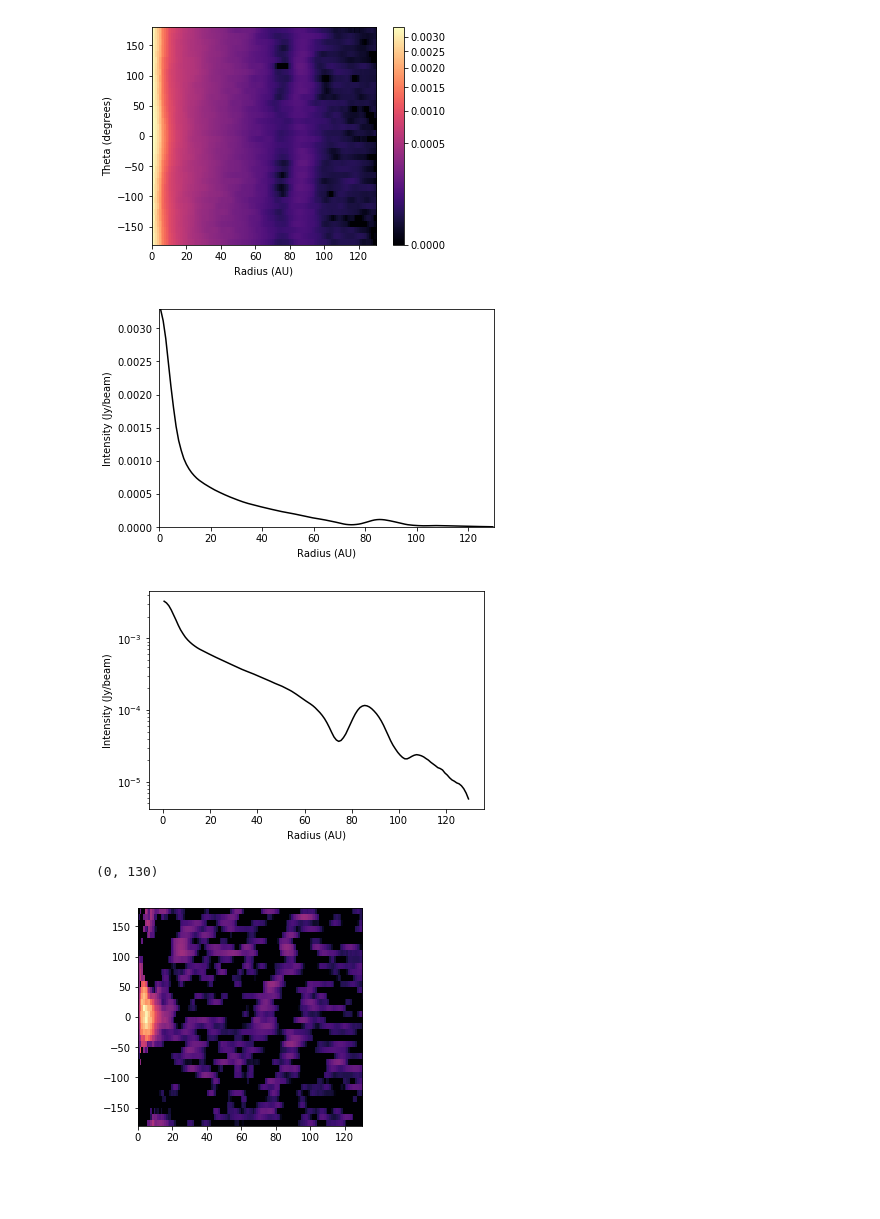
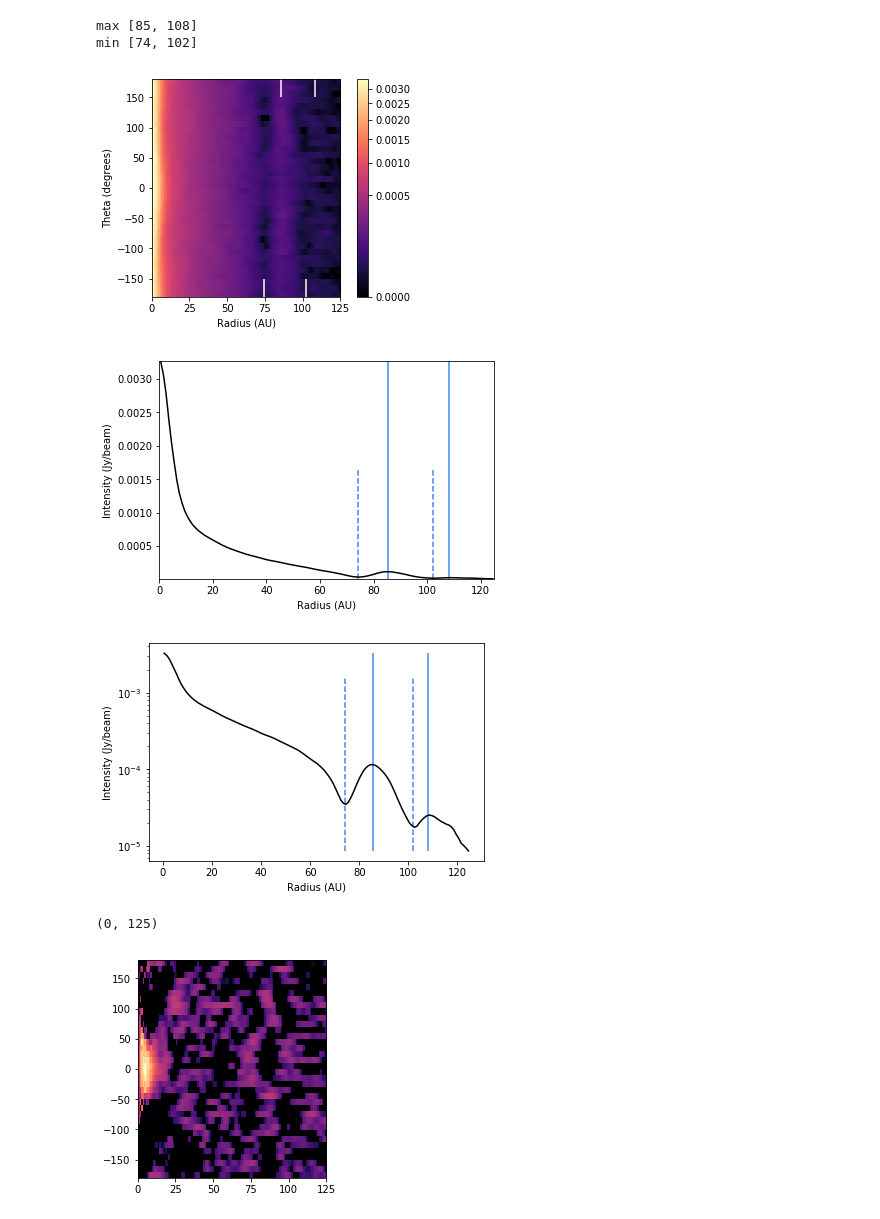
Before and after one commit to seanandrews/p484, a Jupyter notebook: projects/huang/rings/GWLupellipsefit.ipynb, the cells around one changed output. Cells and saved outputs as stored; diff of their text form; code cells hidden in the pictures; blank space fills up the shorter version.

```diff
--- a/projects/huang/rings/GWLupellipsefit.ipynb
+++ b/projects/huang/rings/GWLupellipsefit.ipynb
@@ -129,41 +151,62 @@ The MLE log-variance in the pixel offsets from the true ellipse is -8.577e+00
 # %%
-radialbins = 0.5+np.arange(0, 130)
+radialbins = 0.5+np.arange(0, maxrad)
 #make some preliminary plots
-newcont = Continuum(disk['filename'], -.002,0.001, 40, 39, disk['distance'])
+newcont = Continuum(disk['filename'], -0.0024,0.001, 37.7, 38.4,disk['distance'])
 
-newsurfbrightness, newSB_scatter, newrtmap = newcont.azunwrap(radialbins, tbins = -175 + 10.*np.arange(36))
+newsurfbrightness, newSB_scatter, newrtmap = newcont.azunwrap(radialbins, tbins = -175 + 10.*np.arange(36),theta_exclusion = np.array([90,145]))
+
+
+print("max",find_profile_extrema(radialbins, newsurfbrightness, extrema = 'max'))
+print("min",find_profile_extrema(radialbins, newsurfbrightness, extrema = 'min'))
+# %% [output]
+max [85, 108]
+min [74, 102]
 # %%
 plt.imshow(newrtmap,extent =[0, np.max(radialbins)+1, -180,180],
-           aspect = 0.35, origin = 'lower', cmap = 'magma', vmin = 0, norm = col.PowerNorm(gamma = 0.4))
+           aspect = 0.4, origin = 'lower', cmap = 'magma', vmin = 0, norm = col.PowerNorm(gamma = 0.4))
 plt.ylim(ymin = -180, ymax = 180)
-plt.xlim(xmin=0, xmax=130)
-plt.xlim(xmin=0, xmax=130)
+plt.xlim(xmin=0, xmax=maxrad)
+plt.xlim(xmin=0, xmax=maxrad)
+gaps = np.array([74.3,102])
+rings = np.array([85.4,108])
+for gap in gaps:
+    plt.vlines(gap,-180,-150, color ='white')
+for ring in rings:
+    plt.vlines(ring,150,180, color ='white')
 plt.colorbar()
 plt.xlabel('Radius (AU)')
 plt.ylabel('Theta (degrees)')
 plt.show()
 
 
 plt.plot(radialbins, newsurfbrightness, color = 'black')
+for gap in gaps:
+    plt.vlines(gap,np.min(newsurfbrightness),0.5*np.max(newsurfbrightness), color ='#4286f4', linestyles= 'dashed')
+for ring in rings:
+    plt.vlines(ring,np.min(newsurfbrightness),np.max(newsurfbrightness), color ='#4286f4')
 plt.xlabel("Radius (AU)")
 plt.ylabel("Intensity (Jy/beam)")
-plt.xlim(xmin = 0, xmax = 130)
+plt.xlim(xmin = 0, xmax = maxrad)
 plt.ylim(ymin = np.min(newsurfbrightness), ymax = np.max(newsurfbrightness))
 plt.show()
 
 plt.semilogy(radialbins, newsurfbrightness, color = 'black')
+for gap in gaps:
+    plt.vlines(gap,np.min(newsurfbrightness),0.5*np.max(newsurfbrightness), color ='#4286f4', linestyles= 'dashed')
+for ring in rings:
+    plt.vlines(ring,np.min(newsurfbrightness),np.max(newsurfbrightness), color ='#4286f4')
 plt.xlabel("Radius (AU)")
 plt.ylabel("Intensity (Jy/beam)")
 plt.show()
 
 plt.imshow(newrtmap-np.mean(newrtmap, axis =0),extent =[0, np.max(radialbins)+1, -180,180],
-           aspect = 0.35, origin = 'lower', cmap = 'magma', vmin = 0, norm = col.PowerNorm(gamma = 0.4))
+           aspect = 0.4, origin = 'lower', cmap = 'magma', vmin = 0, norm = col.PowerNorm(gamma = 0.3))
 plt.ylim(ymin = -180, ymax = 180)
-plt.xlim(xmin=0, xmax=130)
-plt.xlim(xmin=0, xmax=130)
+plt.xlim(xmin=0, xmax=maxrad)
+plt.xlim(xmin=0, xmax=maxrad)
 # %% [output]
-[figure, old version]
+[figure, new version]
-[figure, old version]
+[figure, new version]
-[figure, old version]
+[figure, new version]
-(0, 130)
+(0, 125)
-[figure, old version]
+[figure, new version]
```
Also changed, not shown: parts of 9 cells of this notebook, 1 other file.
